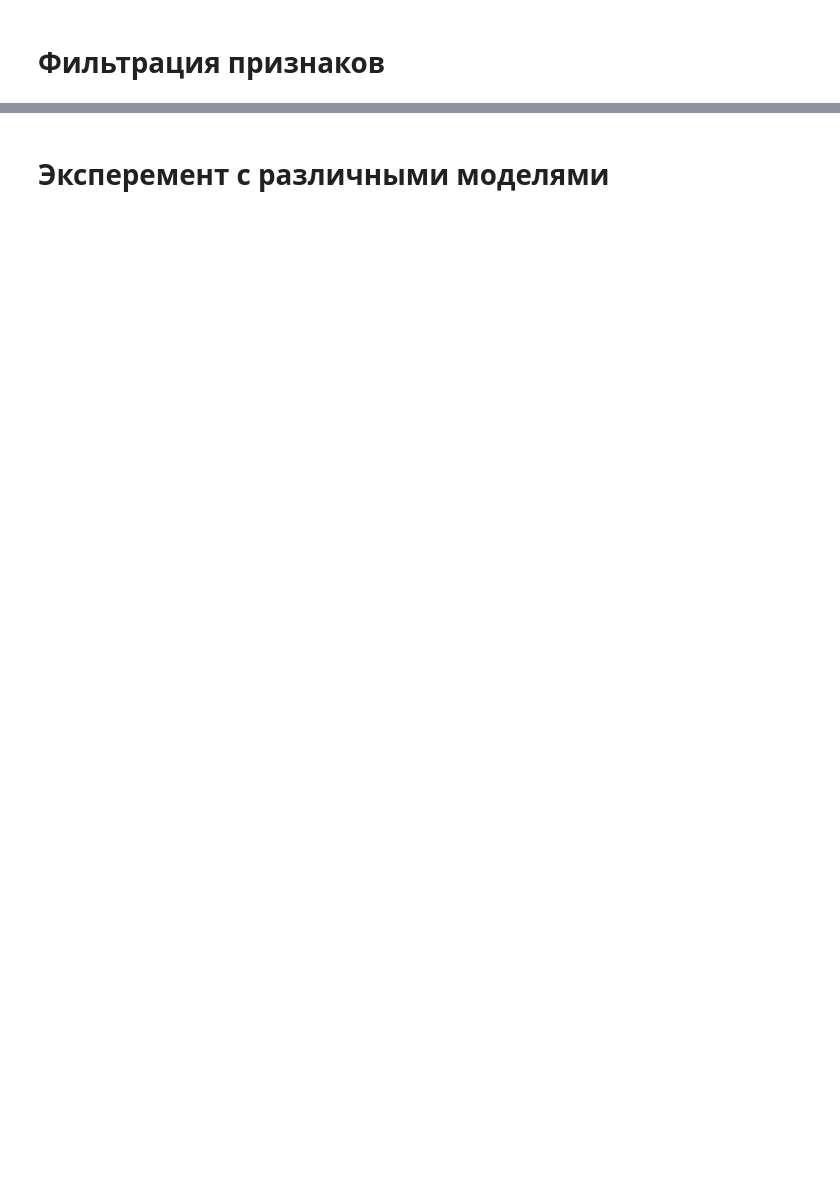
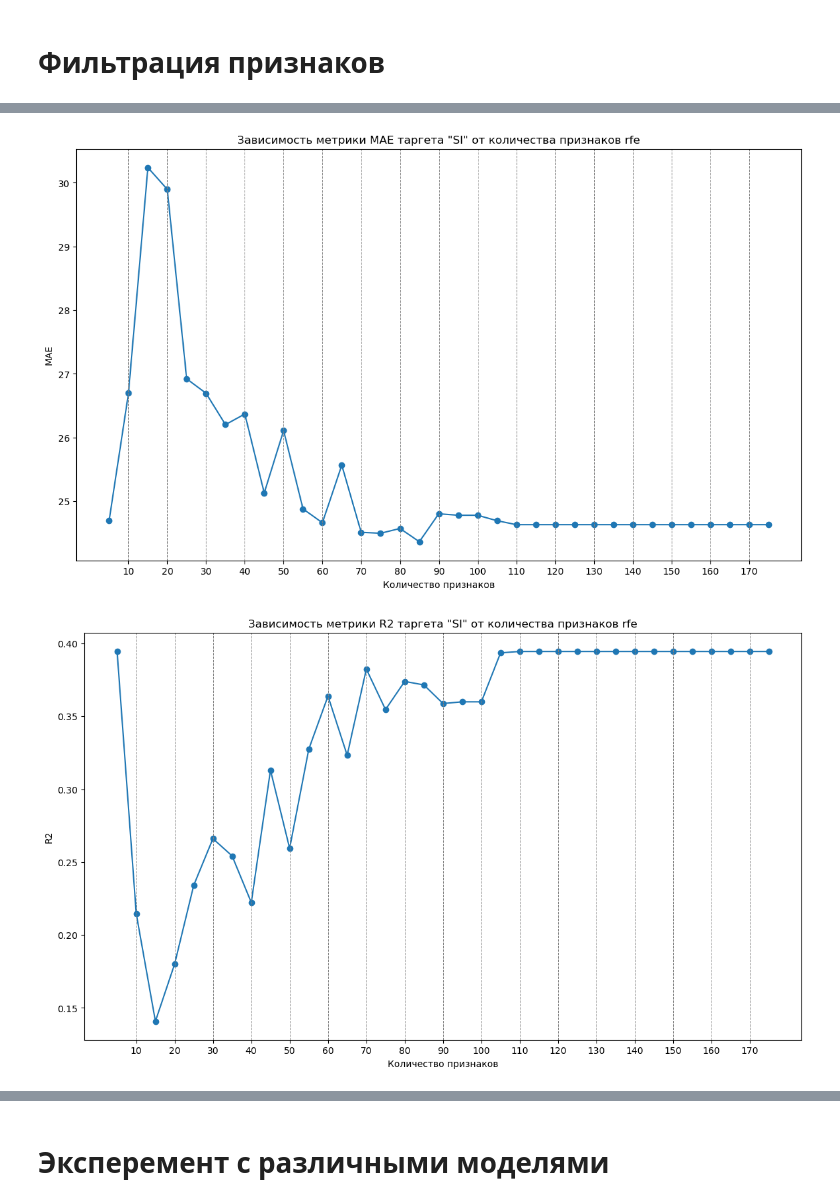
Before and after one commit to sevaTechoPark/mo-chemistry, a Jupyter notebook: regression_SI.ipynb, the cells around one changed output, grey strips where cells are left out. Drawn from its saved outputs; the diff is of its cells as text; code cells hidden in the pictures; blank space fills up the shorter version.

```diff
--- a/regression_SI.ipynb
+++ b/regression_SI.ipynb
@@ -102,7 +94,10 @@ featureSelector.draw_selection(featureSelector.kbest_r2_scores, 'R2', 'IC50', 'k
 # %%
 featureSelector.calculate_rfe(X_train, X_test, y_train, y_test)
 # %%
-featureSelector.draw_selection(featureSelector.rfe_mae_scores, 'MAE', 'IC50', 'rfe')
-featureSelector.draw_selection(featureSelector.rfe_r2_scores, 'R2', 'IC50', 'rfe')
+featureSelector.draw_selection(featureSelector.rfe_mae_scores, 'MAE', 'SI', 'rfe')
+featureSelector.draw_selection(featureSelector.rfe_r2_scores, 'R2', 'SI', 'rfe')
+# %% [output]
+[figure, added]
+[figure, added]
 # %%
 featureSelector.print_kbest_result()
```
Also changed, not shown: parts of 25 cells of this notebook, 8 other files.
